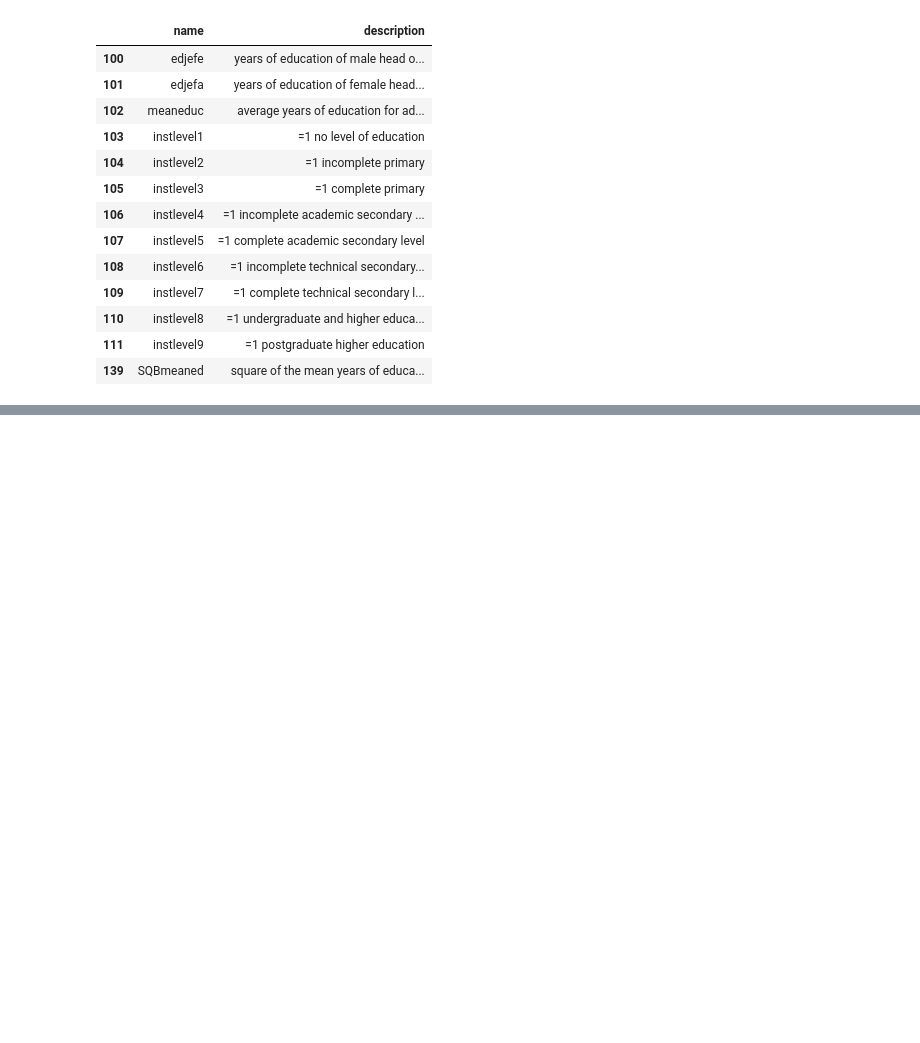
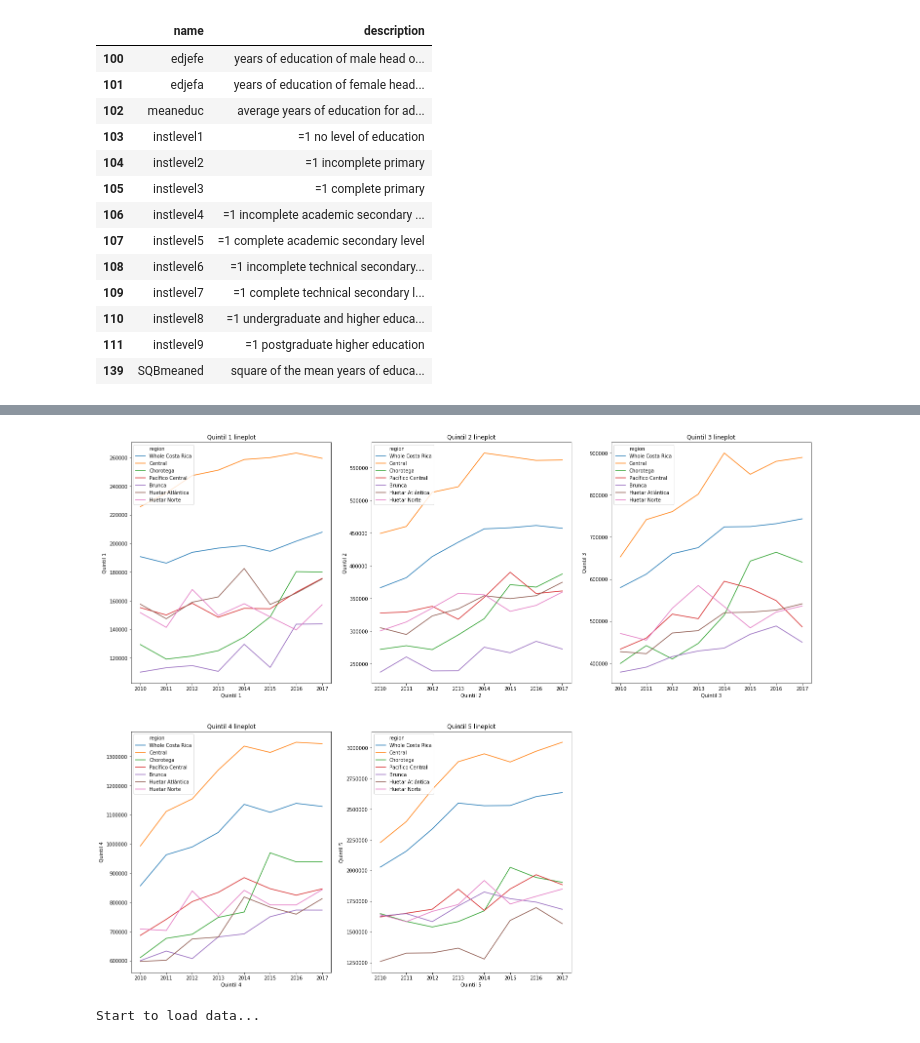
Before and after one commit to zhaomh1998/ece143, a Jupyter notebook: education part.ipynb, the cells around one changed output, grey strips where cells are left out. Saved outputs shown, nothing was run; the diff lists cells and outputs as text; code cells hidden in the pictures; blank space fills up the shorter version.

```diff
--- a/education part.ipynb
+++ b/education part.ipynb
@@ -152,0 +175,3 @@ Text(0.5,0,'instlevel')
+# %%
+grp = hh_char.groupby('Category')
+grp.count()
@@ -152,0 +279,13 @@ Text(0.5,0,'instlevel')
+# %%
+plt.figure(figsize = (25, 20))
+for i, col in enumerate(['Quintil 1','Quintil 2','Quintil 3','Quintil 4','Quintil 5']):
+    ax = plt.subplot(2, 3, i + 1)
+    sns.lineplot(x="year", y=col, hue="region" ,data = average_income_household)
+    plt.title('%s lineplot'%(col.capitalize()))
+    plt.xlabel('%s'%col)
+# %% [output]
+[figure, added]
+# %%
+edu = preprocessing.INECDataSet('edu').get_dataset()
+# %% [output]
+Start to load data...
```
Also changed, not shown: parts of 15 cells of this notebook.
